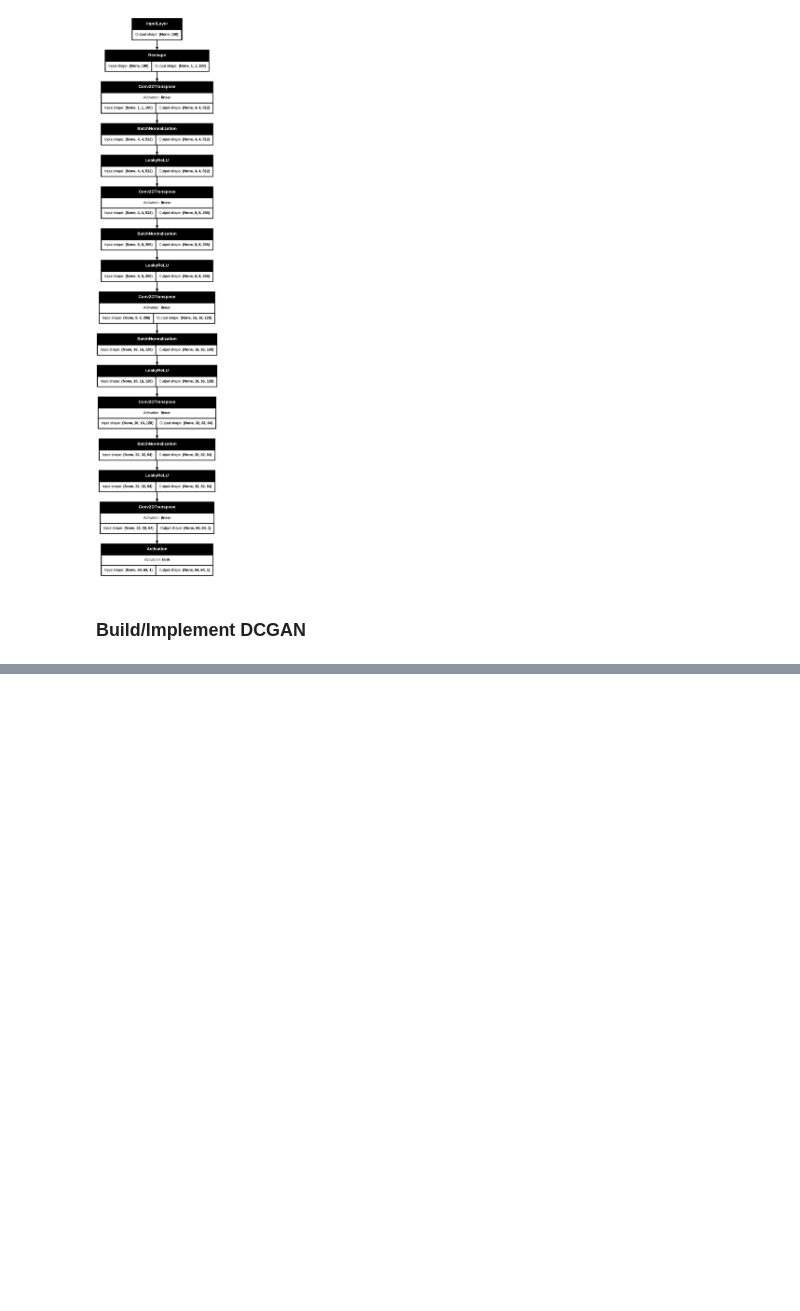
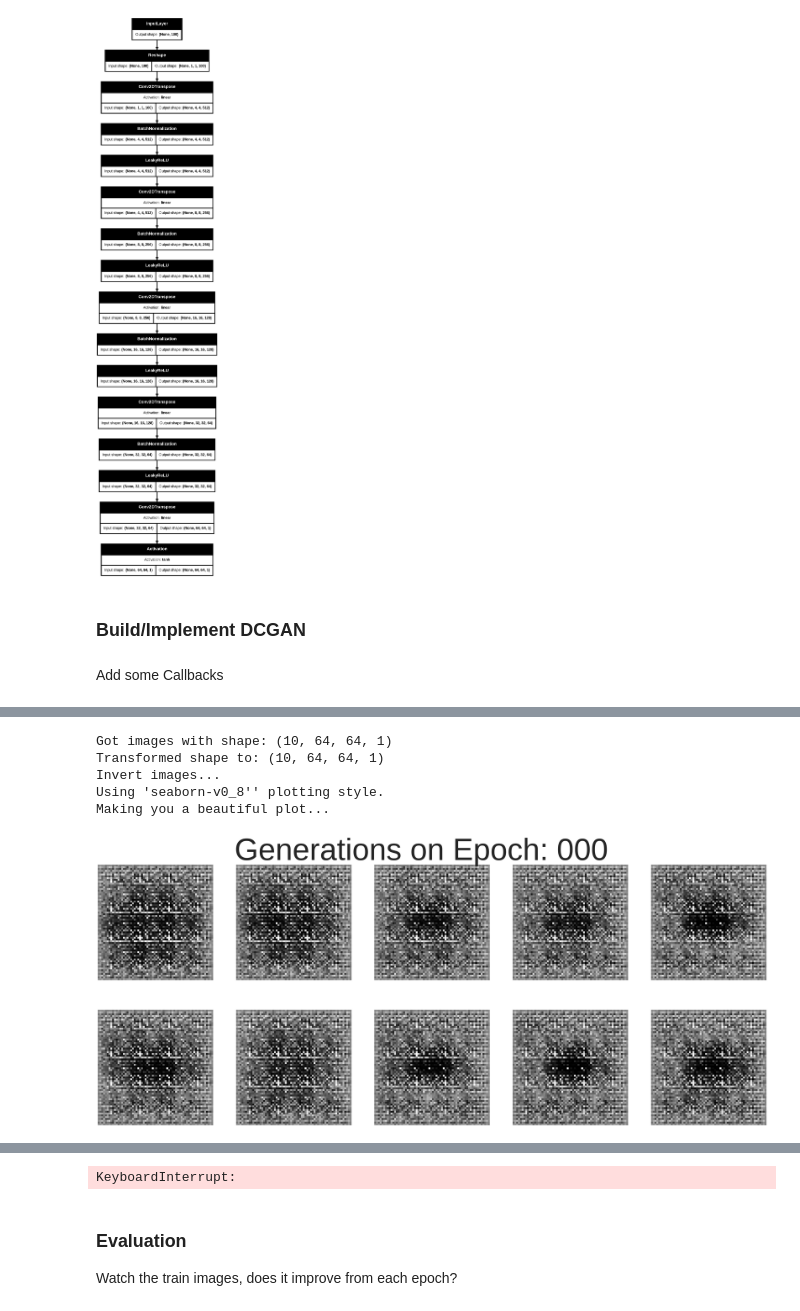
Before and after one commit to xXAI-botXx/Generative-Deep-Learning, a Jupyter notebook: src/03_generative_adversarial_networks/DCGAN_TensorFlow.ipynb, the cells around one changed output, grey strips where cells are left out. Cells and saved outputs as stored; diff of their text form; code cells hidden in the pictures; blank space fills up the shorter version.

Commit message:
Added DCGAN - not trained (need too much  resources) - added content some content about DCGAN/GAN in README - improved some helper

```diff
--- a/src/03_generative_adversarial_networks/DCGAN_TensorFlow.ipynb
+++ b/src/03_generative_adversarial_networks/DCGAN_TensorFlow.ipynb
@@ -110,8 +110,9 @@ from tensorflow.keras import layers, models
 Using 'seaborn-v0_8''
 # %%
 def imshow(img, title=None, image_width=10, axis=False,
-           color_space="RGB", cols=1, use_original_sytle=False,
-           hspace=0.2, wspace=0.2, invert=False):
+           color_space="RGB", cols=1, save_to=None,
+           hspace=0.2, wspace=0.2,
+           use_original_sytle=False, invert=False):
     """
     Visualizes one or multiple images.
 
@@ -202,6 +203,10 @@ def imshow(img, title=None, image_width=10, axis=False,
         if axis == False:
             cur_ax.axis("off")
 
+    if save_to:
+        os.makedirs(os.path.split(save_to)[0], exist_ok=True)
+        fig.savefig(save_to, dpi=300)
+
     plt.show()
 
     if not use_original_sytle:
@@ -282,10 +287,11 @@ EXPERIMENT_NAME = get_cur_date_time_as_str() + "_DCGAN"
 LOG_DIR = "./logs/fit/" + get_cur_date_time_as_str()
 
 LATENT_SPACE_DIMS = 100
-CHANNELS = 3
-EPOCHS = 10
-BATCH_SIZE = 128
-LEARNING_RATE = 5e-4
+CHANNELS = 1
+EPOCHS = 300
+BATCH_SIZE = 128*2
+LEARNING_RATE_DIS = 5e-5
+LEARNING_RATE_GEN = 2e-4
 
 
 os.makedirs(f"./logs", exist_ok=True)
@@ -401,13 +413,14 @@ train_data = tf.keras.utils.image_dataset_from_directory(
     labels=None,
     color_mode="grayscale",
     image_size=(64,64),
-    batch_size=128,
+    batch_size=BATCH_SIZE,
     shuffle=True,
     interpolation="bilinear"
 )
 
 example_image = next(iter(train_data.take(1))).numpy()
 print("Batches:", train_data.cardinality().numpy())
+print("Batch-Size:", example_image.nbytes / (1024 ** 3), "GB")
 print("Files:", len(train_data.file_paths))
 print("Shape:", example_image.shape)    # creating iter object and get the first output
 print("Min:", round(example_image.min(), 0), "Max:", round(example_image.max(), 0))
@@ -638,0 +688,2 @@ class DCGAN(models.Model):
+# %% [markdown]
+Add some Callbacks
@@ -638,0 +722,20 @@ class DCGAN(models.Model):
+# %%
+dcgan = DCGAN(discriminator=discriminator,
+              generator=generator,
+              latent_dim=LATENT_SPACE_DIMS)
+
+dcgan.compile(
+    optimizer_discriminator=tf.keras.optimizers.Adam(learning_rate=LEARNING_RATE_DIS, beta_1=0.5, beta_2=0.999),
+    optimizer_generator=tf.keras.optimizers.Adam(learning_rate=LEARNING_RATE_GEN, beta_1=0.5, beta_2=0.999)
+)
+
+dcgan.fit(
+    train_data,
+    epochs=EPOCHS,
+    callbacks=[
+        model_checkpoint_callback,
+        tensorboard_callback,
+        ImageGenerator(num_img=10, latent_dim=LATENT_SPACE_DIMS),
+    ]
+)
+# %% [output]
@@ -638,0 +745,6 @@ class DCGAN(models.Model):
+Got images with shape: (10, 64, 64, 1)
+Transformed shape to: (10, 64, 64, 1)
+Invert images...
+Using 'seaborn-v0_8'' plotting style.
+Making you a beautiful plot...
+[figure, added]
@@ -638,0 +754,5 @@ class DCGAN(models.Model):
+KeyboardInterrupt:
+# %% [markdown]
+### Evaluation
+
+Watch the train images, does it improve from each epoch?
```
Also changed, not shown: parts of 15 cells of this notebook, 3 other files.
